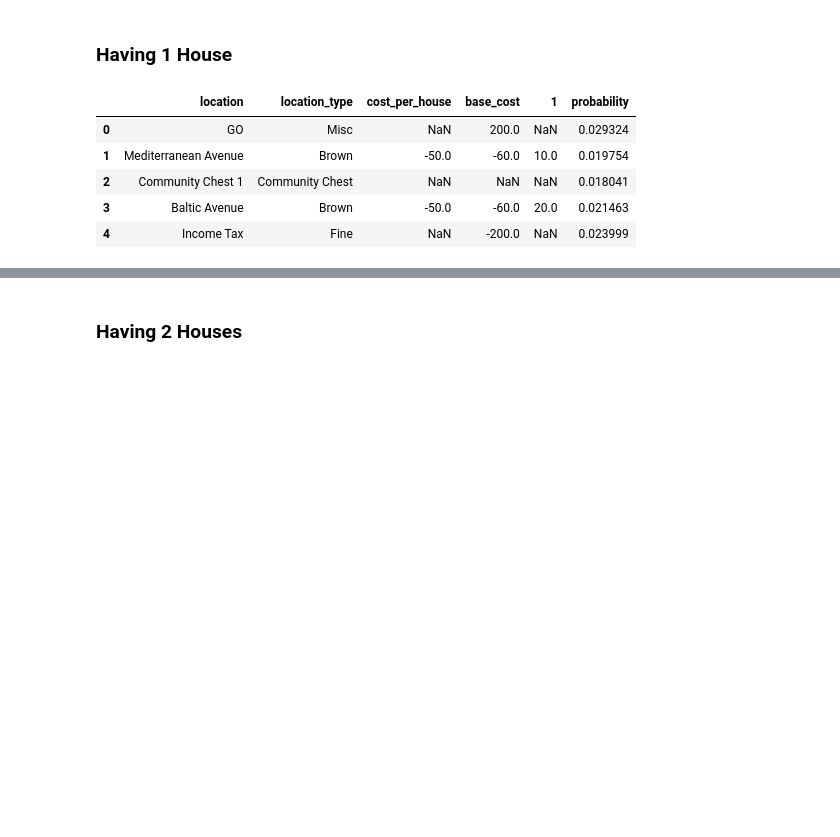
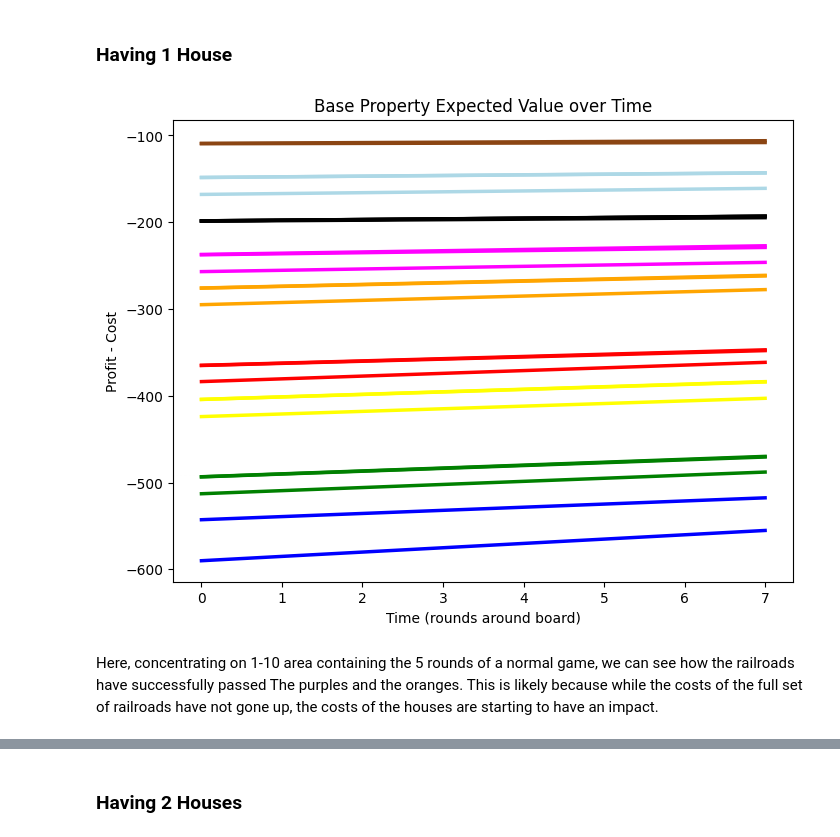
Before and after one commit to softly-undefined/monopoly-stats, a Jupyter notebook: monopoly.ipynb, the cells around one changed output, grey strips where cells are left out. Cells and saved outputs as stored; diff of their text form; code cells hidden in the pictures; blank space fills up the shorter version.

```diff
--- a/monopoly.ipynb
+++ b/monopoly.ipynb
@@ -498,11 +510,32 @@ Location Type: Brown
 one_house_df = complex_price_df[['location', 'location_type', 'cost_per_house', 'base_cost', '1']].copy() #capture just the part of price we want
 one_house_df['probability'] = df_2['Probability_30turns_4players'].copy()
 
-one_house_df.head()
+
+new_columns = {} # do something here
+for i in range(1, 10):
+    new_columns[f"{i}"] = (one_house_df['1'] * one_house_df['probability'] * i) + one_house_df['base_cost'] + one_house_df['cost_per_house']
+new_columns_df = pd.DataFrame(new_columns)
+
+one_house_df = pd.concat([one_house_df, new_columns_df], axis=1)
+
+
+one_house_df = one_house_df.transpose()
+col_names = one_house_df.iloc[0]
+
+one_house_df = one_house_df.drop(one_house_df.index[:6]).reset_index(drop=True)
+one_house_df.columns = col_names
-# %% [output]
-|  | location | location_type | cost_per_house | base_cost | 1 | probability |
-| 0 | GO | Misc | NaN | 200.0 | NaN | 0.029324 |
-| 1 | Mediterranean Avenue | Brown | -50.0 | -60.0 | 10.0 | 0.019754 |
-| 2 | Community Chest 1 | Community Chest | NaN | NaN | NaN | 0.018041 |
-| 3 | Baltic Avenue | Brown | -50.0 | -60.0 | 20.0 | 0.021463 |
-| 4 | Income Tax | Fine | NaN | -200.0 | NaN | 0.023999 |
+# %%
+plt.figure(figsize=(8, 6))
+
+for column in one_house_df.columns:
+    plt.plot(one_house_df.index, one_house_df[column], label=column, color=color_mapping.get(column, '#000000'), linewidth=2.5)
+
+plt.xlabel('Time (rounds around board)')
+plt.ylabel('Profit - Cost')
+plt.title('Base Property Expected Value over Time')
+# plt.legend(title="Columns")
+plt.show()
+# %% [output]
+[figure, added]
+# %% [markdown]
+Here, concentrating on 1-10 area containing the 5 rounds of a normal game, we can see how the railroads have successfully passed The purples and the oranges. This is likely because while the costs of the full set of railroads have not gone up, the costs of the houses are starting to have an impact.
```
Also changed, not shown: parts of 28 cells of this notebook, 1 other file.
